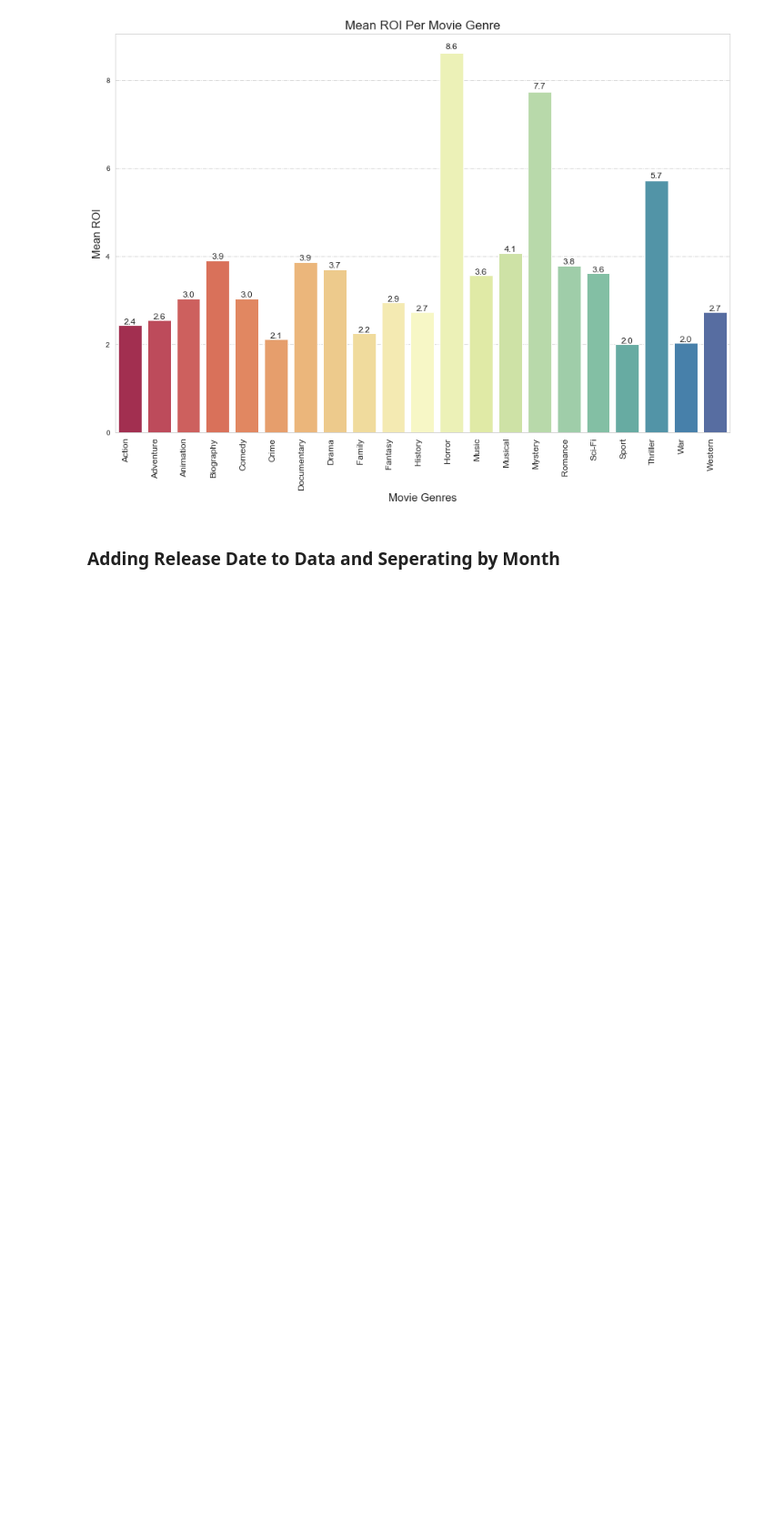
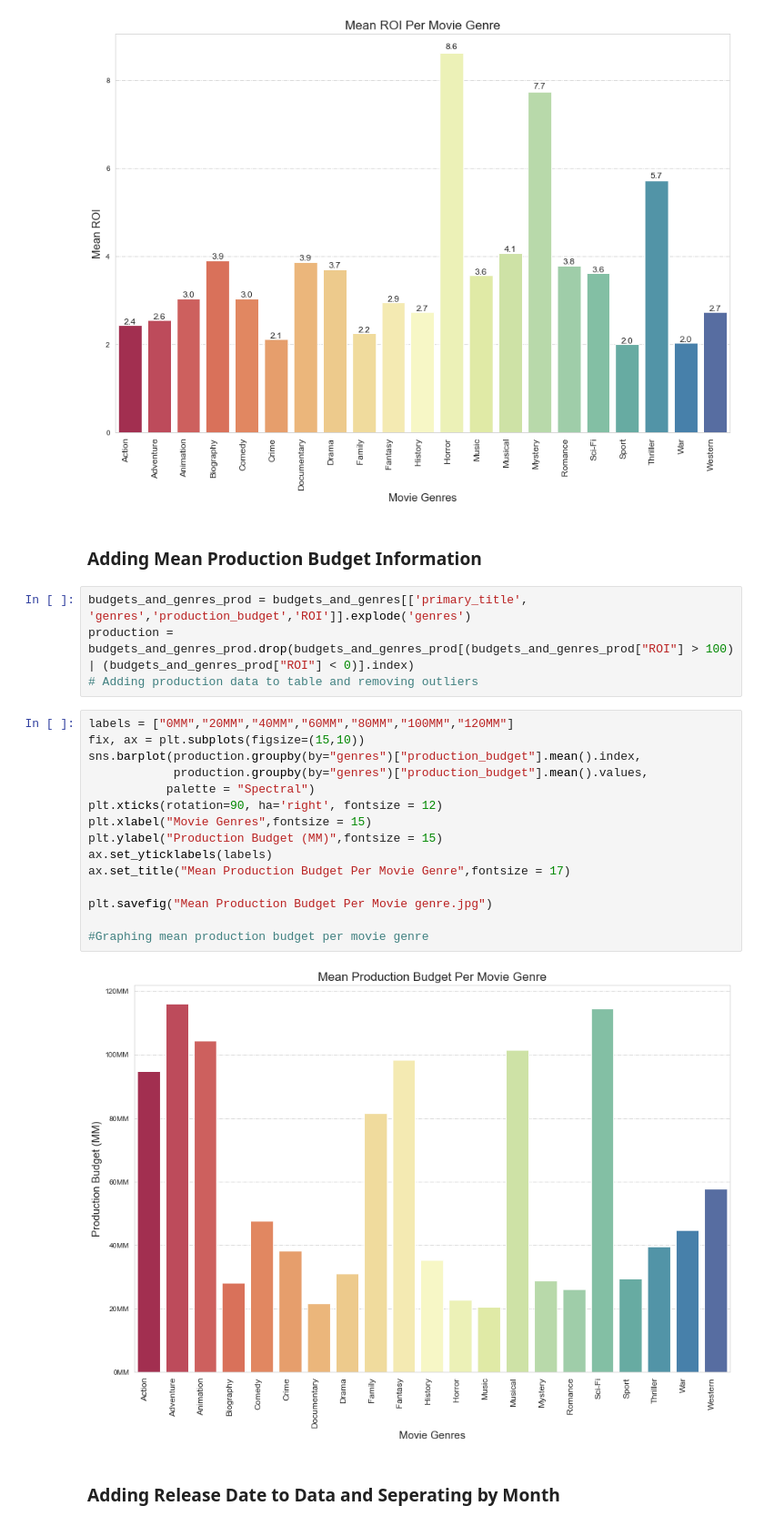
Before and after one commit to LaibahAshfaq/Microsoft-Movie-Analysis-Project, a Jupyter notebook: Final_Notebook.ipynb, the cells around one changed output. Shown at 91% size. Cells and saved outputs as stored; diff of their text form; blank space fills up the shorter version.

```diff
--- a/Final_Notebook.ipynb
+++ b/Final_Notebook.ipynb
@@ -631,6 +631,29 @@ for p in ax.patches:
 #Grpahing Mean ROI per genre
 # %% [output]
 [figure]
+# %% [markdown]
+### Adding Mean Production Budget Information
+# %%
+budgets_and_genres_prod = budgets_and_genres[['primary_title', 'genres','production_budget','ROI']].explode('genres')
+production = budgets_and_genres_prod.drop(budgets_and_genres_prod[(budgets_and_genres_prod["ROI"] > 100) | (budgets_and_genres_prod["ROI"] < 0)].index)
+# Adding production data to table and removing outliers
+# %%
+labels = ["0MM","20MM","40MM","60MM","80MM","100MM","120MM"]
+fix, ax = plt.subplots(figsize=(15,10))
+sns.barplot(production.groupby(by="genres")["production_budget"].mean().index,
+            production.groupby(by="genres")["production_budget"].mean().values,
+           palette = "Spectral")
+plt.xticks(rotation=90, ha='right', fontsize = 12)
+plt.xlabel("Movie Genres",fontsize = 15)
+plt.ylabel("Production Budget (MM)",fontsize = 15)
+ax.set_yticklabels(labels)
+ax.set_title("Mean Production Budget Per Movie Genre",fontsize = 17)
+
+plt.savefig("Mean Production Budget Per Movie genre.jpg")
+
+#Graphing mean production budget per movie genre
+# %% [output]
+[figure, added]
 # %% [markdown]
 ### Adding Release Date to Data and Seperating by Month
 # %%
```
Also changed, not shown: parts of 6 cells of this notebook, 1 other file.
